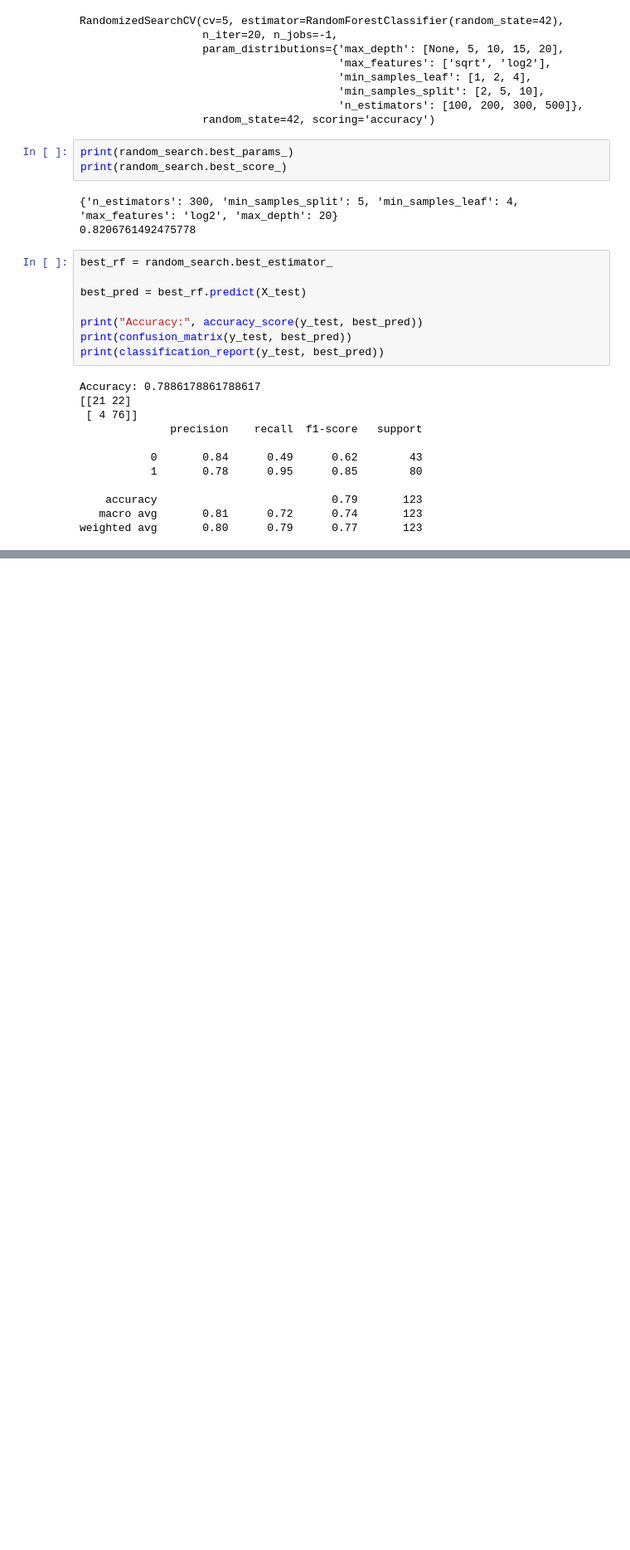
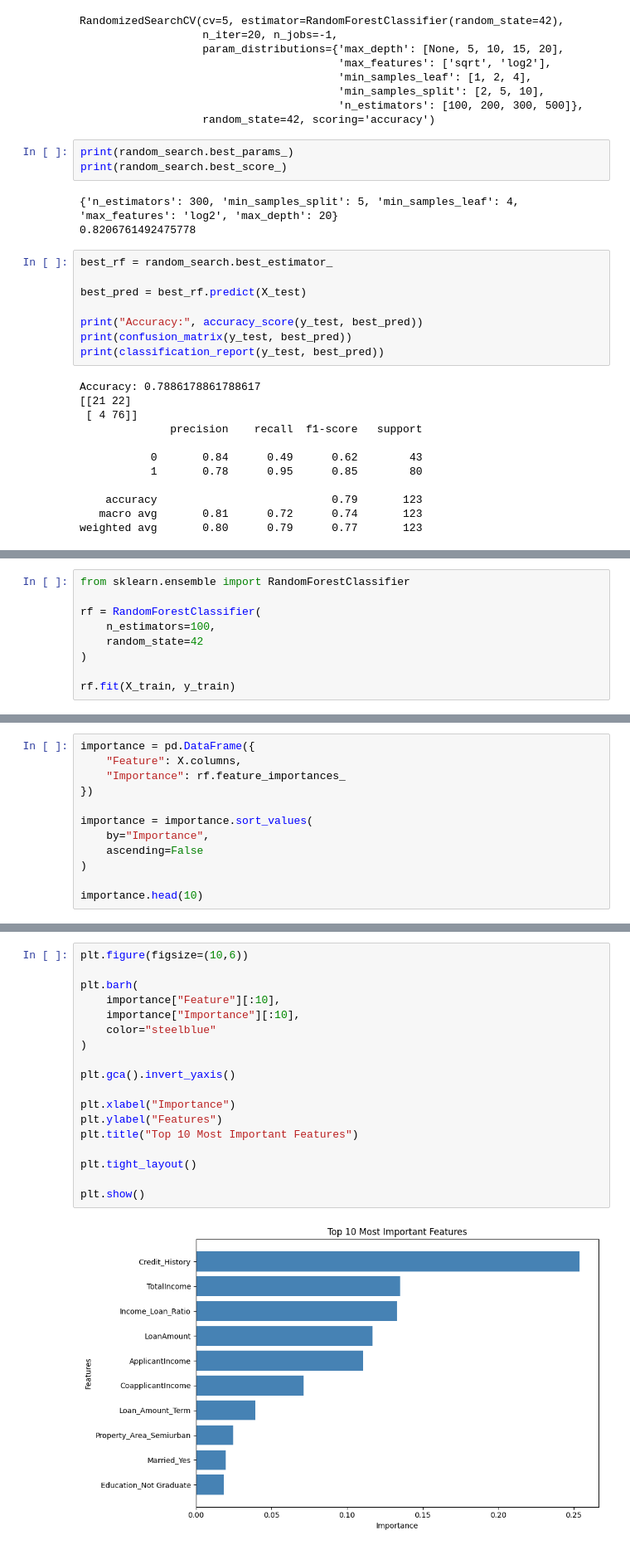
Before and after one commit to ArindamRout07/loan-approval-predictor, a Jupyter notebook: notebooks/EDA.ipynb, the cells around one changed output, grey strips where cells are left out. Shown at 83% size. Saved outputs shown, nothing was run; the diff lists cells and outputs as text; blank space fills up the shorter version.

Commit message:
feat: analyze feature importance and finalize model selection

```diff
--- a/notebooks/EDA.ipynb
+++ b/notebooks/EDA.ipynb
@@ -645,0 +668,9 @@ weighted avg       0.80      0.79      0.77       123
+# %%
+from sklearn.ensemble import RandomForestClassifier
+
+rf = RandomForestClassifier(
+    n_estimators=100,
+    random_state=42
+)
+
+rf.fit(X_train, y_train)
@@ -645,0 +686,12 @@ weighted avg       0.80      0.79      0.77       123
+# %%
+importance = pd.DataFrame({
+    "Feature": X.columns,
+    "Importance": rf.feature_importances_
+})
+
+importance = importance.sort_values(
+    by="Importance",
+    ascending=False
+)
+
+importance.head(10)
@@ -645,0 +710,20 @@ weighted avg       0.80      0.79      0.77       123
+# %%
+plt.figure(figsize=(10,6))
+
+plt.barh(
+    importance["Feature"][:10],
+    importance["Importance"][:10],
+    color="steelblue"
+)
+
+plt.gca().invert_yaxis()
+
+plt.xlabel("Importance")
+plt.ylabel("Features")
+plt.title("Top 10 Most Important Features")
+
+plt.tight_layout()
+
+plt.show()
+# %% [output]
+[figure, added]
```
Also changed, not shown: parts of 6 cells of this notebook, 1 other file.
